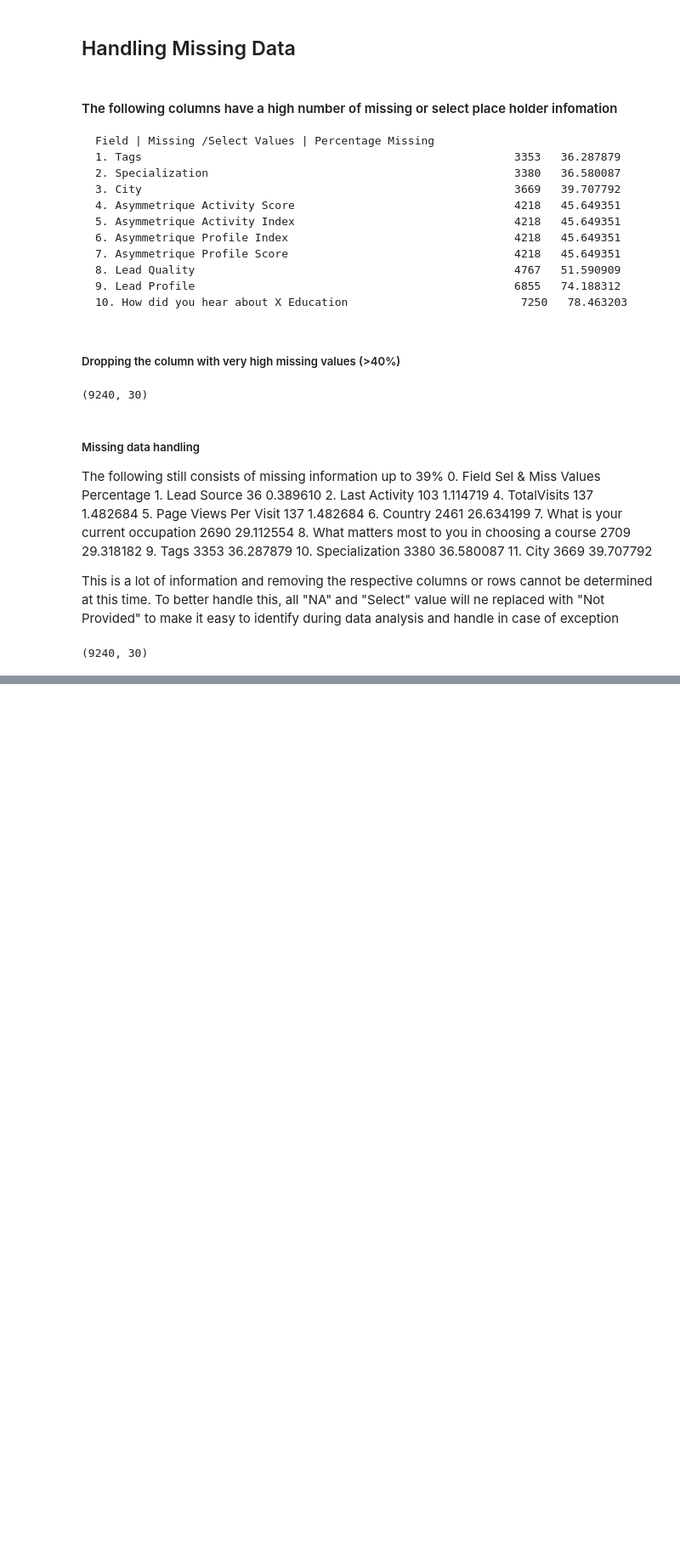
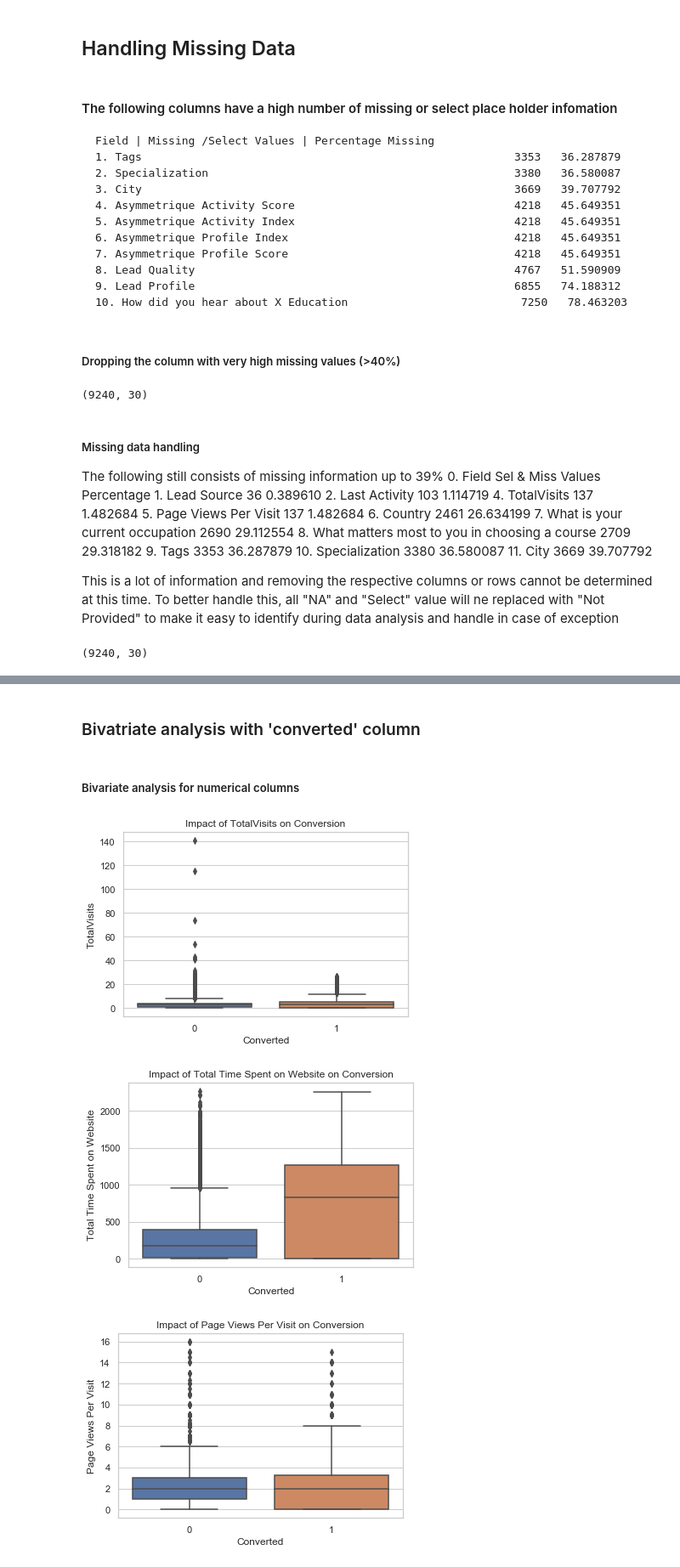
Before and after one commit to suchindran8/Lead-Scoring-Assignment, a Jupyter notebook: Lead Scoring Assignment Solution.ipynb, the cells around one changed output, grey strips where cells are left out. Shown at 85% size. Saved outputs shown, nothing was run; the diff lists cells and outputs as text; code cells hidden in the pictures; blank space fills up the shorter version.

```diff
--- a/Lead Scoring Assignment Solution.ipynb
+++ b/Lead Scoring Assignment Solution.ipynb
@@ -261,0 +386,19 @@ memory usage: 2.1+ MB
+# %%
+## Verifying the above analysis and removing the columns
+# List of specific columns you mentioned to check and remove
+columns_to_check = [
+    'Magazine',
+    'Receive More Updates About Our Courses',
+    'Update me on Supply Chain Content',
+    'Get updates on DM Content',
+    'I agree to pay the amount through cheque'
+]
+
+# Check each column and drop it if it contains only one unique value
+for column in columns_to_check:
+    if len(data[column].unique()) == 1:
+        data.drop(column, axis=1, inplace=True)
+        print(f"Column {column} dropped, as it contains only one unique value.")
+
+# Verify the remaining columns in the dataset
+print(data.columns)
@@ -261,0 +423,24 @@ memory usage: 2.1+ MB
+# %% [markdown]
+### Bivatriate analysis with 'converted' column
+# %% [markdown]
+##### Bivariate analysis for numerical columns
+# %%
+import seaborn as sns
+import matplotlib.pyplot as plt
+
+# Box Plots for each numerical variable against 'Converted'
+for col in numerical_cols:
+    plt.figure(figsize=(6, 4))
+    sns.boxplot(x='Converted', y=col, data=data)
+    plt.title(f'Impact of {col} on Conversion')
+    plt.show()
+
+# Correlation Matrix with Heatmap
+correlation = data[['Converted', *numerical_cols]].corr()  # assuming numerical_cols excludes 'Converted'
+sns.heatmap(correlation, annot=True, cmap='coolwarm', fmt=".2f")
+plt.title('Correlation of Numerical Features with Conversion')
+plt.show()
+# %% [output]
+[figure, added]
+[figure, added]
+[figure, added]
```
Also changed, not shown: parts of 23 cells of this notebook.
